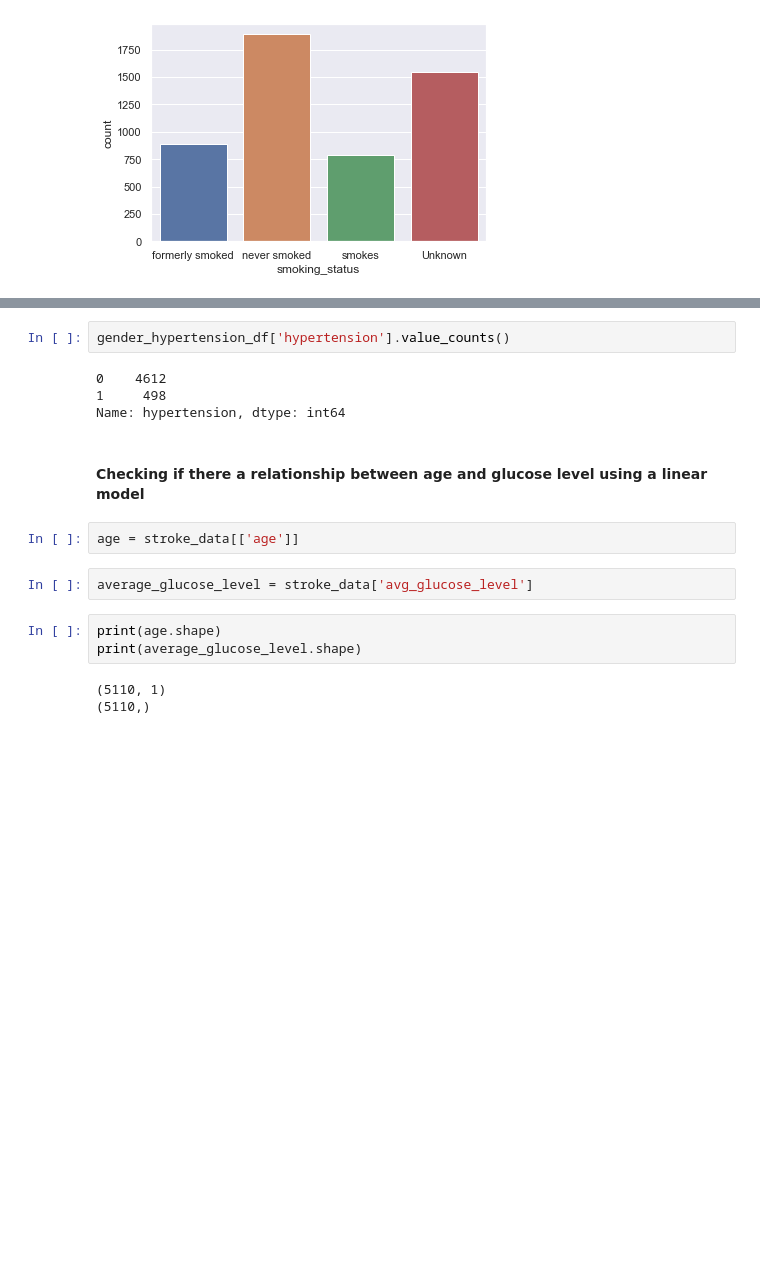
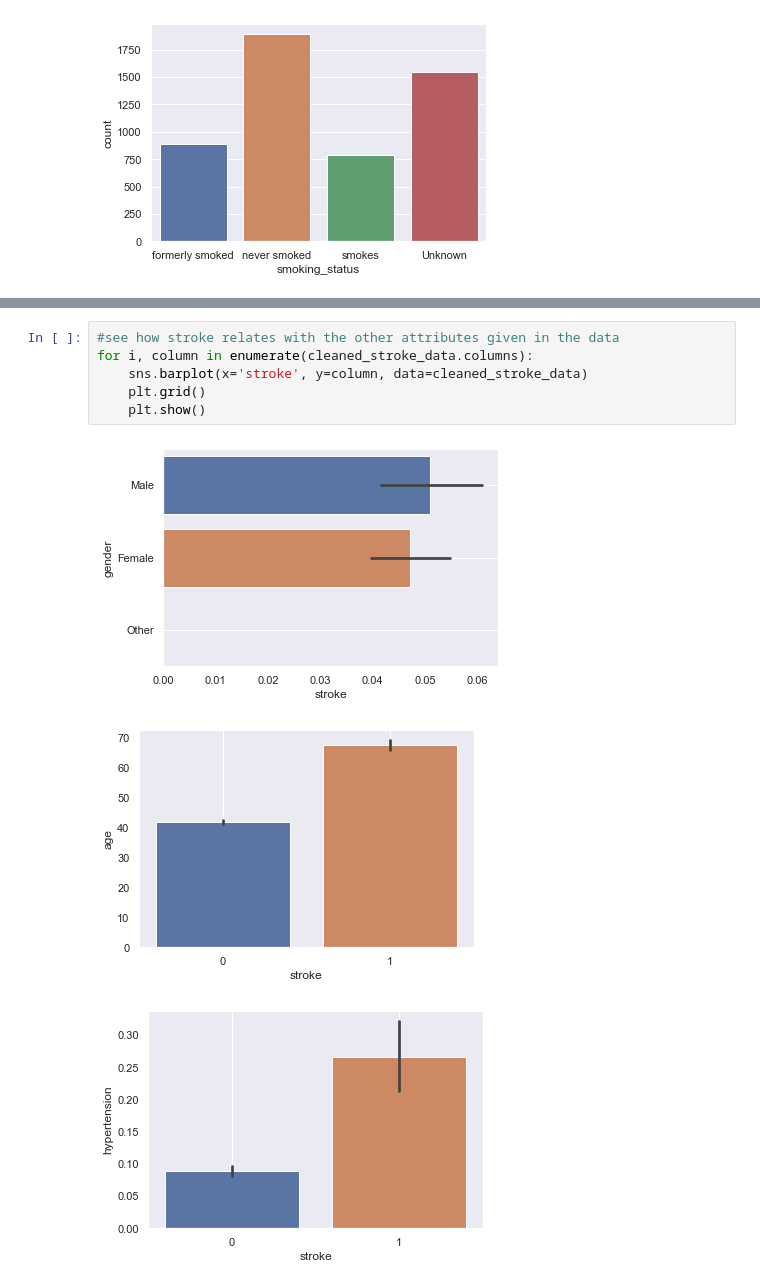
Before and after one commit to Emuolanari/ML_ICA, a Jupyter notebook: Machine Learning ICA .ipynb, the cells around one changed output, grey strips where cells are left out. Saved outputs shown, nothing was run; the diff lists cells and outputs as text; blank space fills up the shorter version.

Commit message:
Add files via upload
logistic regression model

```diff
--- a/Machine Learning ICA .ipynb
+++ b/Machine Learning ICA .ipynb
@@ -164,18 +160,10 @@ gender_hypertension_df
-# %%
-gender_hypertension_df['hypertension'].value_counts()
-# %% [output]
-0    4612
-1     498
-Name: hypertension, dtype: int64
-# %% [markdown]
-#### Checking if there a relationship between age and glucose level using a linear model
-# %%
-age = stroke_data[['age']]
-# %%
-average_glucose_level = stroke_data['avg_glucose_level']
-# %%
-print(age.shape)
-print(average_glucose_level.shape)
-# %% [output]
-(5110, 1)
-(5110,)
+# %%
+#see how stroke relates with the other attributes given in the data
+for i, column in enumerate(cleaned_stroke_data.columns):
+    sns.barplot(x='stroke', y=column, data=cleaned_stroke_data)
+    plt.grid()
+    plt.show()
+# %% [output]
+[figure, added]
+[figure, added]
+[figure, added]
```
Also changed, not shown: parts of 26 cells of this notebook.
